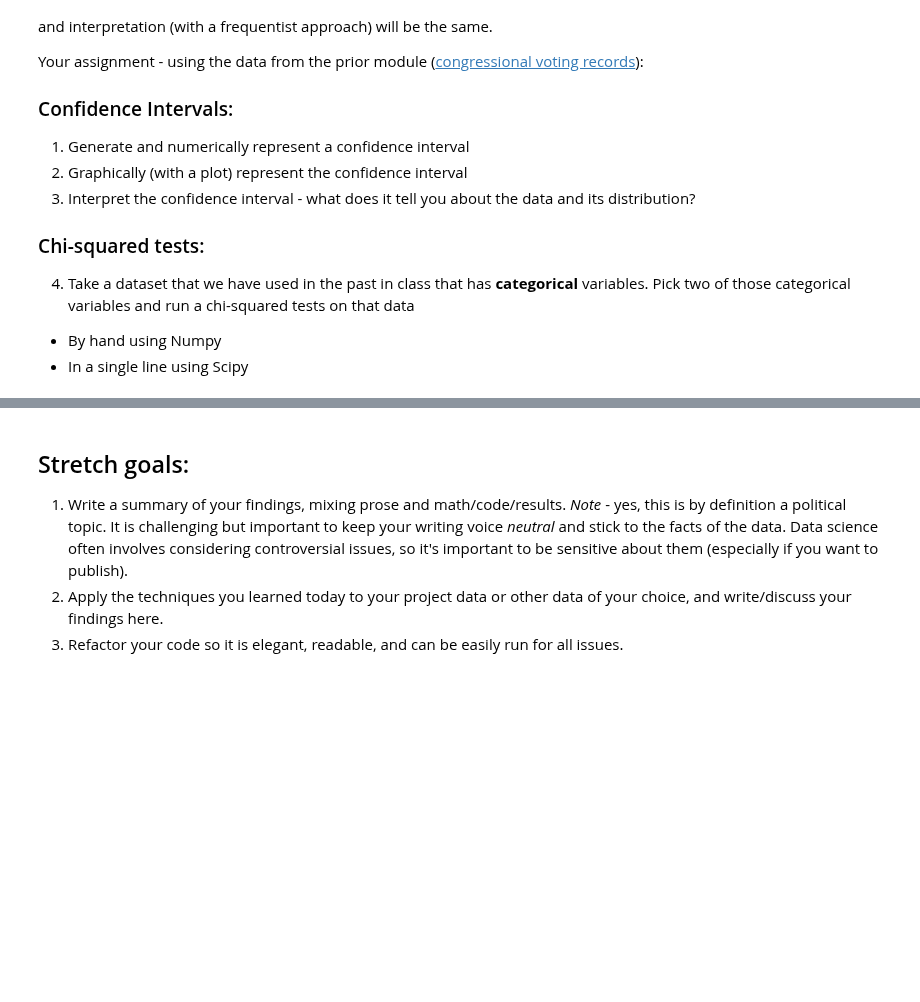
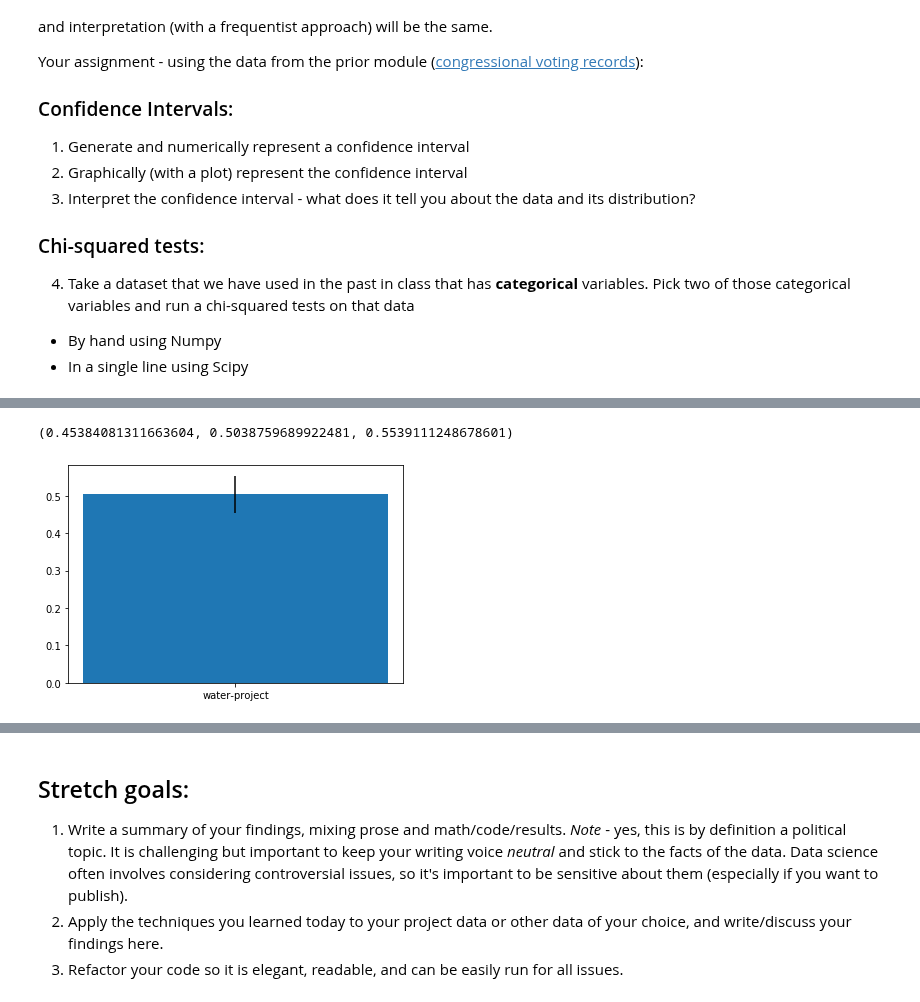
Before and after one commit to bloominstituteoftechnology/DS-Unit-1-Sprint-2-Statistics, a Jupyter notebook: module2/LS_DS_122_Sampling_Confidence_Intervals_and_Hypothesis_Testing_Assignment.ipynb, the cells around one changed output, grey strips where cells are left out. Cells and saved outputs as stored; diff of their text form; code cells hidden in the pictures; blank space fills up the shorter version.

```diff
--- a/module2/LS_DS_122_Sampling_Confidence_Intervals_and_Hypothesis_Testing_Assignment.ipynb
+++ b/module2/LS_DS_122_Sampling_Confidence_Intervals_and_Hypothesis_Testing_Assignment.ipynb
@@ -31,0 +54,37 @@ Your assignment - using the data from the prior module ([congressional voting re
+# %%
+import numpy as np
+import matplotlib.pyplot as plt
+
+def confidence_interval(data, confidence=0.95):
+  """
+  Calculate a confidence interval around a sample mean for given data.
+  Using t-distribution and two-tailed test, default 95% confidence.
+
+  Arguments:
+    data - iterable (list or numpy array) of sample observations
+    confidence - level of confidence for the interval
+
+  Returns:
+    tuple of (mean, lower bound, upper bound)
+  """
+  data = np.array(data)
+  mean = np.mean(data)
+  n = len(data)
+  stderr = np.std(data, ddof=1)/np.sqrt(n)
+  moe = stderr * stats.t.ppf((1 + confidence) / 2.0, n - 1)
+  return ( mean - moe, mean, mean + moe)
+# %%
+sample_data = df[~df['water-project'].isnull()]['water-project']
+confidence_interval(sample_data)
+# %% [output]
+(0.45384081311663604, 0.5038759689922481, 0.5539111248678601)
+# %%
+import seaborn as sns
+fig, ax = plt.subplots()
+
+CI = confidence_interval(sample_data)
+ax.bar(x='water-project',height=CI[1], yerr=CI[1]-CI[0])
+
+plt.show()
+# %% [output]
+[figure, added]
```
Also changed, not shown: parts of 17 cells of this notebook.
